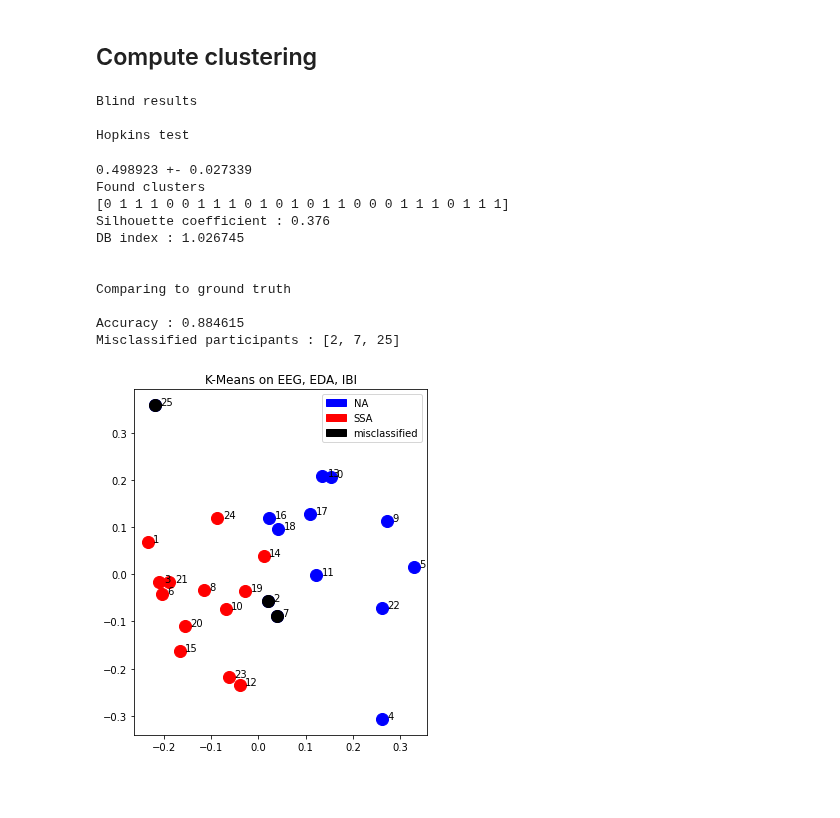
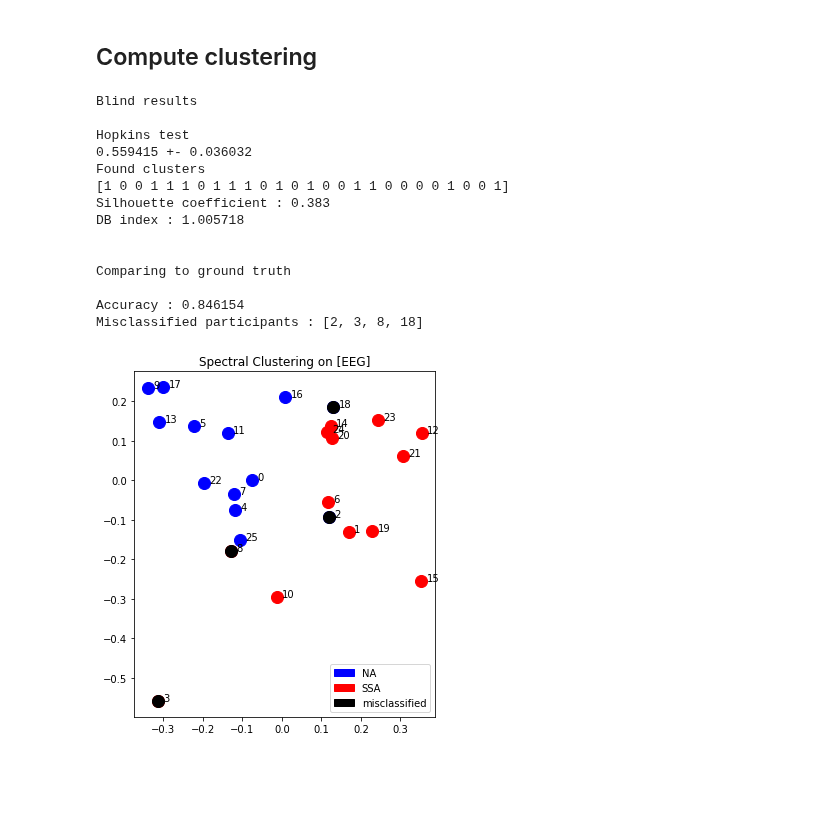
Before and after one commit to alexandremerasli/TFE, a Jupyter notebook: Final clustering.ipynb, the cells around one changed output. Saved outputs shown, nothing was run; the diff lists cells and outputs as text; code cells hidden in the pictures.

Commit message:
choice between kmeans and SC

```diff
--- a/Final clustering.ipynb
+++ b/Final clustering.ipynb
@@ -149,8 +150,9 @@ def computeMVMDSCoordinate(mat=['EEG','EDA','IBI','corrEEG','corrEDA','corrIBI']
 # %%
 class Results():
 
-    def __init__(self,mat):
+    def __init__(self,mat,algo):
         self.mat = mat
+        self.algo = algo
 
     def twoClustersMethodResult(self):
         print("Blind results\n")
@@ -216,7 +218,7 @@ class Results():
             TN = mpatches.Patch(color='red', label='SSA')
             FP_FN = mpatches.Patch(color='black', label='misclassified')
             plt.legend(handles=[TP,TN,FP_FN])
-            plt.title("K-Means on %s" % ", ".join(map(str, self.mat)))
+            plt.title("%s on [%s]" % (self.algo, ", ".join(map(str, self.mat))))
             plt.savefig('GT_%s.png' %self.mat,bbox_inches='tight')
         else:
             # Scatter points
@@ -227,7 +229,7 @@ class Results():
             group0 = mpatches.Patch(color='darkgreen', label='First group')
             group1 = mpatches.Patch(color='darkorange', label='Second group')
             plt.legend(handles=[group0,group1])
-            plt.title("K-Means on [%s]" % ", ".join(map(str, self.mat)))
+            plt.title("%s on [%s]" % (self.algo, ", ".join(map(str, self.mat))))
             plt.savefig('clustering_%s.png' %self.mat,bbox_inches='tight')
 
 
@@ -281,40 +283,48 @@ class Results():
         return len(self.wellClassified) / len(ISC_EEG)
 # %%
 # Choose which matrix or matrices to study
-#mat = ['IBI']
+mat = ['EEG']
 #mat = ['EEG','EDA']
-mat = ['EEG','EDA','IBI']
+#mat = ['EEG','EDA','IBI']
 
 # Decide if compare to ground truth
 groundTruth = True
 
 # Display found clusters or true clusters with misclassified participants in black
 trueDisplay = True
+
+# Choose clustering algorithm
+algo = 'K-Means'
+algo = 'Spectral Clustering'
 # %%
-# Compute K-Means clustering
-kmeans_result = Results(mat=mat)
-kmeans = KMeans(n_clusters=2,n_init=100)
-kmeans_result.applyMethod(kmeans)
+# Compute chosen clustering
+method_result = Results(mat=mat,algo=algo)
+if (algo == 'K-Means'):
+    method = KMeans(n_clusters=2,n_init=100)
+elif (algo == 'Spectral Clustering'):
+    method = SpectralClustering(n_clusters=2)
+
+method_result.applyMethod(method)
 
 # Show results
-kmeans_result.twoClustersMethodResult()
-kmeans_result.showResultMap()
+method_result.twoClustersMethodResult()
+method_result.showResultMap()
 # %% [output]
 Blind results
 
 Hopkins test
+0.559415 +- 0.036032
+Found clusters
+[1 0 0 1 1 1 0 1 1 1 0 1 0 1 0 0 1 1 0 0 0 0 1 0 0 1]
+Silhouette coefficient : 0.383
+DB index : 1.005718
+
+
+Comparing to ground truth
+
+Accuracy : 0.846154
+Misclassified participants : [2, 3, 8, 18]
-0.498923 +- 0.027339
-Found clusters
-[0 1 1 1 0 0 1 1 1 0 1 0 1 0 1 1 0 0 0 1 1 1 0 1 1 1]
-Silhouette coefficient : 0.376
-DB index : 1.026745
-
-
-Comparing to ground truth
-
-Accuracy : 0.884615
-Misclassified participants : [2, 7, 25]
-[figure, old version]
+[figure, new version]
 # %% [markdown]
 #
 
```
Also changed, not shown: parts of 2 cells of this notebook.
